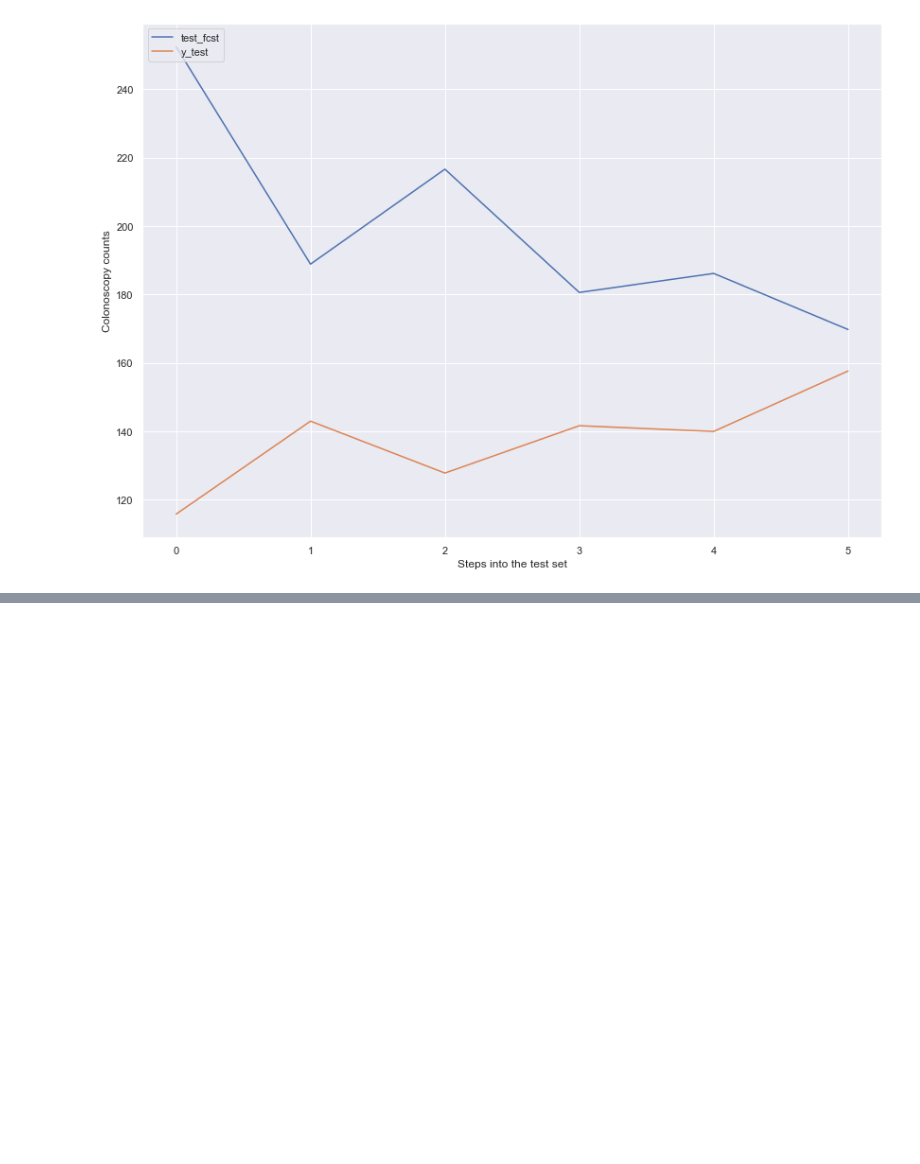
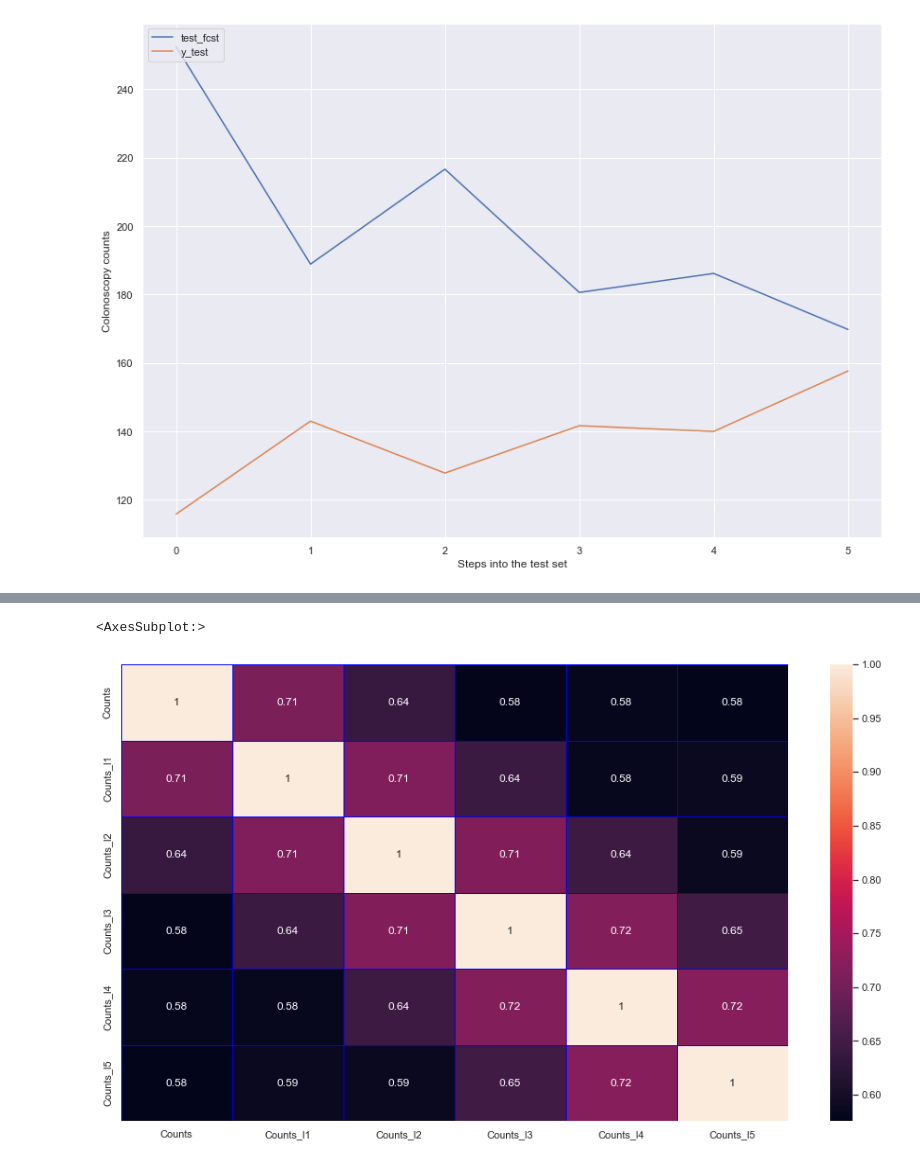
Before and after one commit to raku43/MScDACapstone, a Jupyter notebook: MScDA_Capstone.ipynb, the cells around one changed output, grey strips where cells are left out. Cells and saved outputs as stored; diff of their text form; code cells hidden in the pictures; blank space fills up the shorter version.

```diff
--- a/MScDA_Capstone.ipynb
+++ b/MScDA_Capstone.ipynb
@@ -2266,0 +2313,6 @@ Mean Test accuracy :  -8.607746362886553
+# %%
+df_timeseriesWD['ID']=df_timeseriesWD['ID']+4
+# %%
+df_timeseriesWD.reset_index(drop=True,inplace=True)
+df_timeseriesWD.rename(columns = {'ID':'Counts'}, inplace = True)
+df_timeseriesWD
@@ -2266,0 +2333,8 @@ Mean Test accuracy :  -8.607746362886553
+# %%
+#From the above heat map we donot find any reliable variables, creating new set of variables which stores the value in the previous row.
+df_timeseriesWD['Counts_l1'] = df_timeseriesWD ['Counts'].shift(1)
+df_timeseriesWD['Counts_l2'] = df_timeseriesWD ['Counts'].shift(2)
+df_timeseriesWD['Counts_l3'] = df_timeseriesWD ['Counts'].shift(3)
+df_timeseriesWD['Counts_l4'] = df_timeseriesWD ['Counts'].shift(4)
+df_timeseriesWD['Counts_l5'] = df_timeseriesWD ['Counts'].shift(5)
+df_timeseriesWD
@@ -2266,0 +2355,3 @@ Mean Test accuracy :  -8.607746362886553
+# %%
+df_timeseriesWD.bfill(axis = 0,inplace=True)
+df_timeseriesWD
@@ -2266,0 +2372,9 @@ Mean Test accuracy :  -8.607746362886553
+# %%
+correlation = df_timeseriesWD.corr()
+
+#After the columns are added
+plt.figure(figsize=(16,9))
+sns.heatmap(correlation,annot=True,linecolor="blue",lw=0.5)
+# %% [output]
+<AxesSubplot:>
+[figure, added]
```
Also changed, not shown: parts of 116 cells of this notebook.
